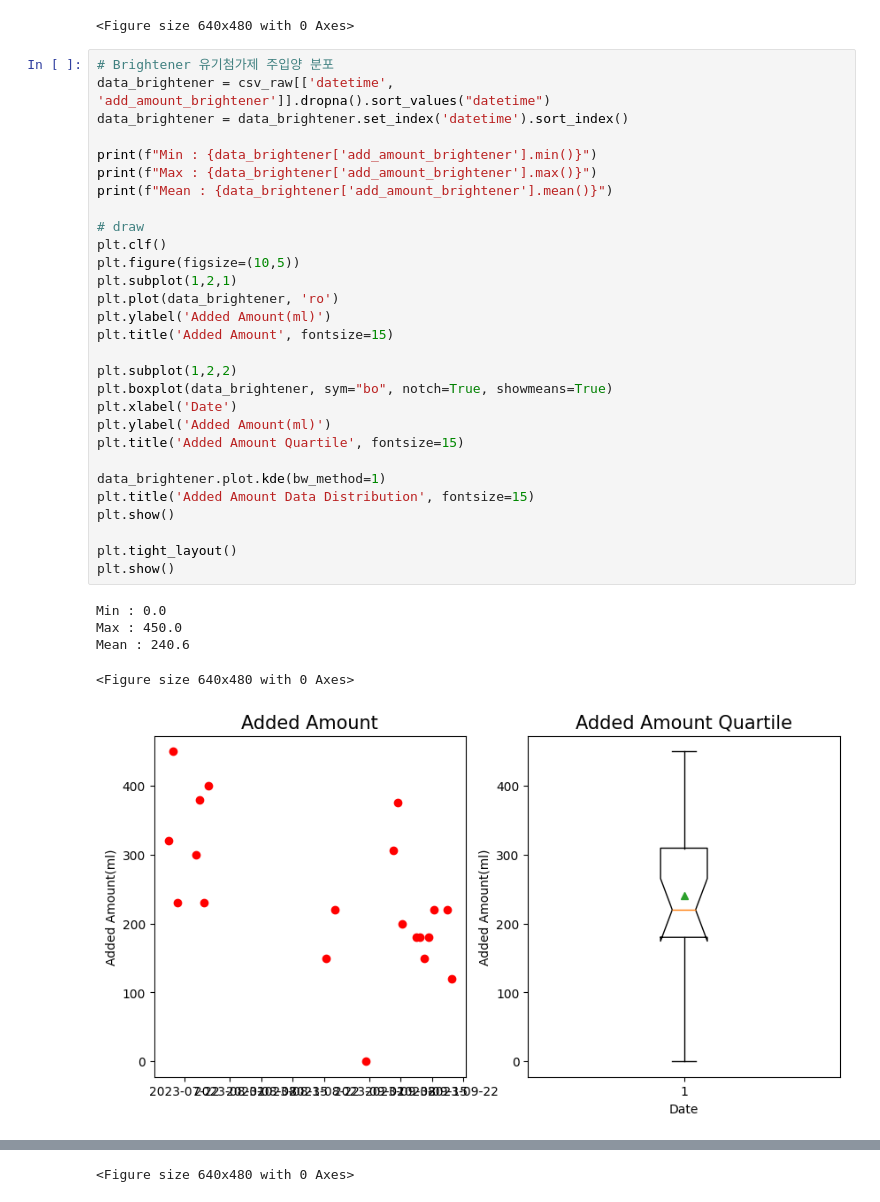
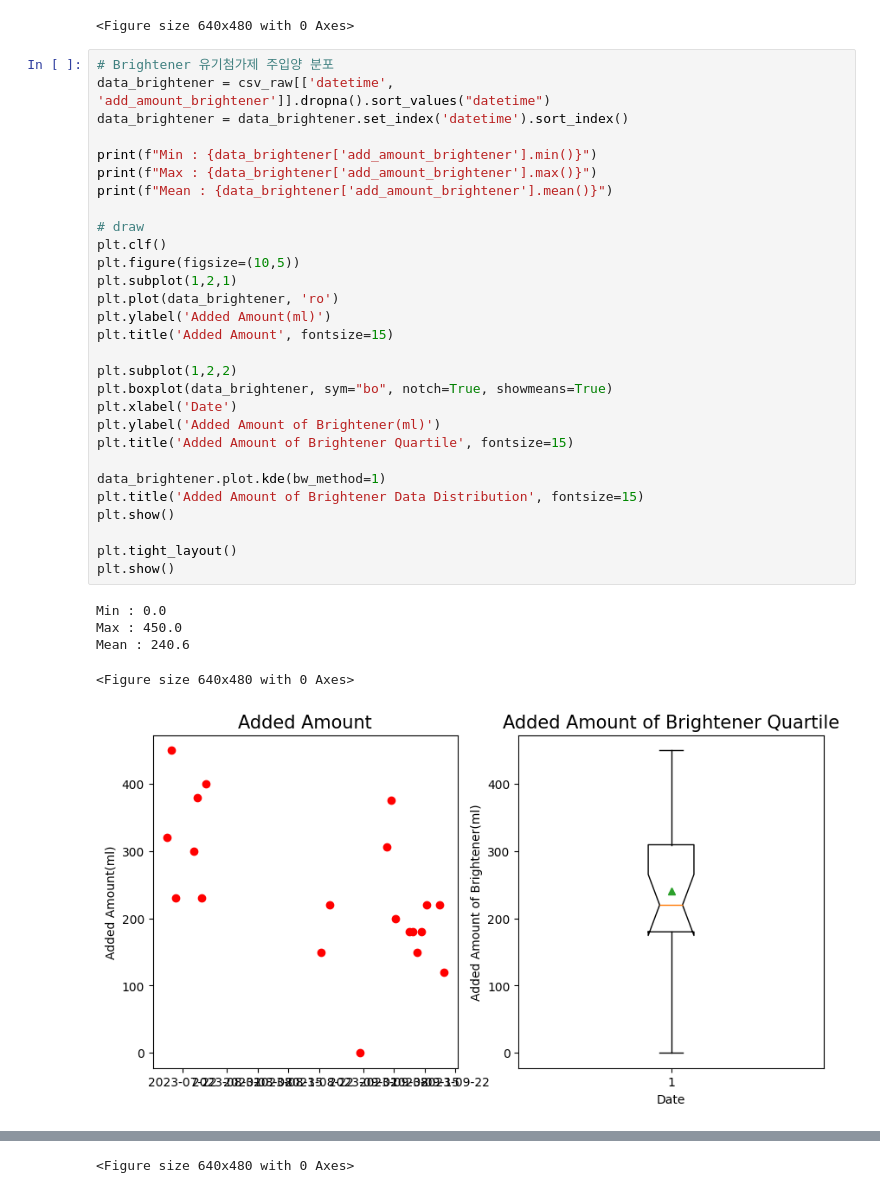
Before and after one commit to elecun/flame-ffc-model, a Jupyter notebook: basic.ipynb, the cells around one changed output, grey strips where cells are left out. Drawn from its saved outputs; the diff is of its cells as text.

```diff
--- a/basic.ipynb
+++ b/basic.ipynb
@@ -88,34 +89,34 @@ Mean : 50.5029756097561
 # Brightener 유기첨가제 주입양 분포
 data_brightener = csv_raw[['datetime', 'add_amount_brightener']].dropna().sort_values("datetime")
 data_brightener = data_brightener.set_index('datetime').sort_index()
 
 print(f"Min : {data_brightener['add_amount_brightener'].min()}")
 print(f"Max : {data_brightener['add_amount_brightener'].max()}")
 print(f"Mean : {data_brightener['add_amount_brightener'].mean()}")
 
 # draw
 plt.clf()
 plt.figure(figsize=(10,5))
 plt.subplot(1,2,1)
 plt.plot(data_brightener, 'ro')
 plt.ylabel('Added Amount(ml)')
 plt.title('Added Amount', fontsize=15)
 
 plt.subplot(1,2,2)
 plt.boxplot(data_brightener, sym="bo", notch=True, showmeans=True)
 plt.xlabel('Date')
-plt.ylabel('Added Amount(ml)')
-plt.title('Added Amount Quartile', fontsize=15)
+plt.ylabel('Added Amount of Brightener(ml)')
+plt.title('Added Amount of Brightener Quartile', fontsize=15)
 
 data_brightener.plot.kde(bw_method=1)
-plt.title('Added Amount Data Distribution', fontsize=15)
+plt.title('Added Amount of Brightener Data Distribution', fontsize=15)
 plt.show()
 
 plt.tight_layout()
 plt.show()
 # %% [output]
 Min : 0.0
 Max : 450.0
 Mean : 240.6
 <Figure size 640x480 with 0 Axes>
-[figure, old version]
+[figure, new version]
```
Also changed, not shown: parts of 12 cells of this notebook, 5 other files.
